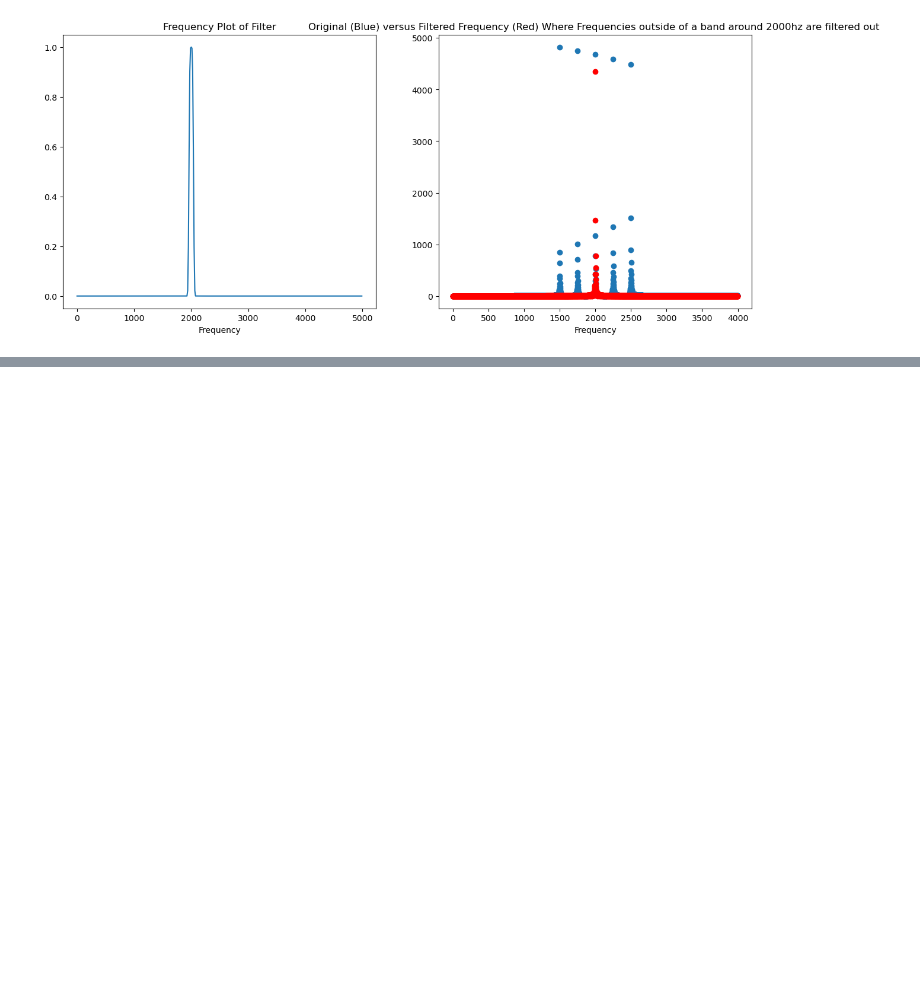
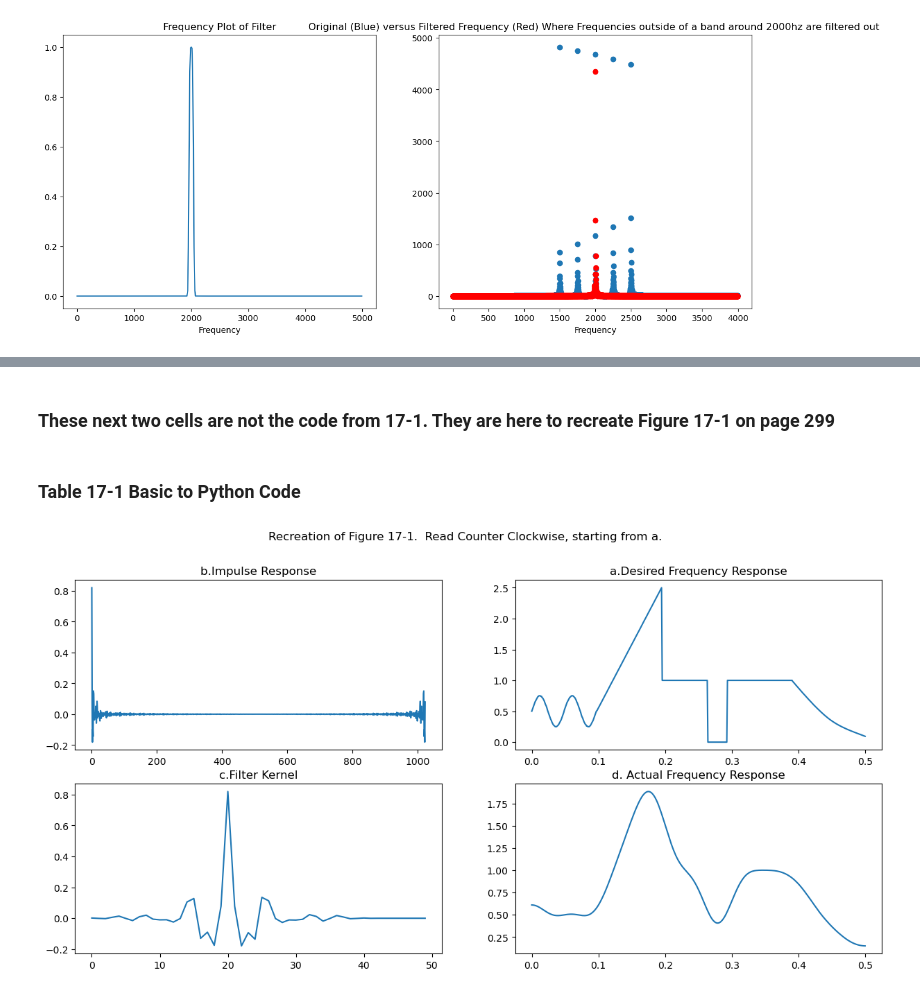
Before and after one commit to ujkam/sciengguidedsp_py, a Jupyter notebook: All_Chapters.ipynb, the cells around one changed output, grey strips where cells are left out. Drawn from its saved outputs; the diff is of its cells as text; code cells hidden in the pictures; blank space fills up the shorter version.

```diff
--- a/All_Chapters.ipynb
+++ b/All_Chapters.ipynb
@@ -760,0 +763,2 @@ plt.show()
+# %% [markdown]
+### These next two cells are not the code from 17-1.  They are here to recreate Figure 17-1 on page 299
@@ -760,0 +814,45 @@ plt.show()
+# %% [markdown]
+### Table 17-1 Basic to Python Code
+# %%
+#Create the filter kernel based on the impulse response.  This is c in figure 17-1
+#This is the actual code example in table 17-1
+#17-1 code
+t = [0] * len(impulse_rex)
+pi = 3.14159265
+m = 41
+
+filter_kernel_rex = impulse_rex.copy()
+filter_kernel_imx = impulse_imx.copy()
+
+for i in range(1024):
+    index = i + m//2
+    if index > 1023:
+        index = index - 1024
+    t[index] = filter_kernel_rex[i]
+
+for i in range(1024):
+    filter_kernel_rex[i] = t[i]
+
+for i in range(1024):
+    if i<=m:
+        filter_kernel_rex[i] = filter_kernel_rex[i] * (0.54 - 0.46 * math.cos(2*pi*i/m))
+    else:
+        filter_kernel_rex[i] = 0
+
+#Check the FR of the filter kernel
+filter_kernel_fr = scipy.fft.fft(filter_kernel_rex)
+# %%
+fig,ax = plt.subplots(2,2)
+fig.set_size_inches(15,7)
+ax[0,0].plot(range(len(impulse_rex)),impulse_rex)
+ax[0,0].set_title('b.Impulse Response')
+ax[0,1].plot(np.linspace(0,0.5, 512),fr_mag[:512])
+ax[0,1].set_title('a.Desired Frequency Response')
+ax[1,0].plot(range(50),filter_kernel_rex[:50])
+ax[1,0].set_title('c.Filter Kernel')
+ax[1,1].plot(np.linspace(0,0.5, 512),np.abs(filter_kernel_fr)[:512])
+ax[1,1].set_title('d. Actual Frequency Response')
+fig.suptitle('Recreation of Figure 17-1.  Read Counter Clockwise, starting from a.')
+plt.show()
+# %% [output]
+[figure, added]
```
Also changed, not shown: parts of 8 cells of this notebook.
